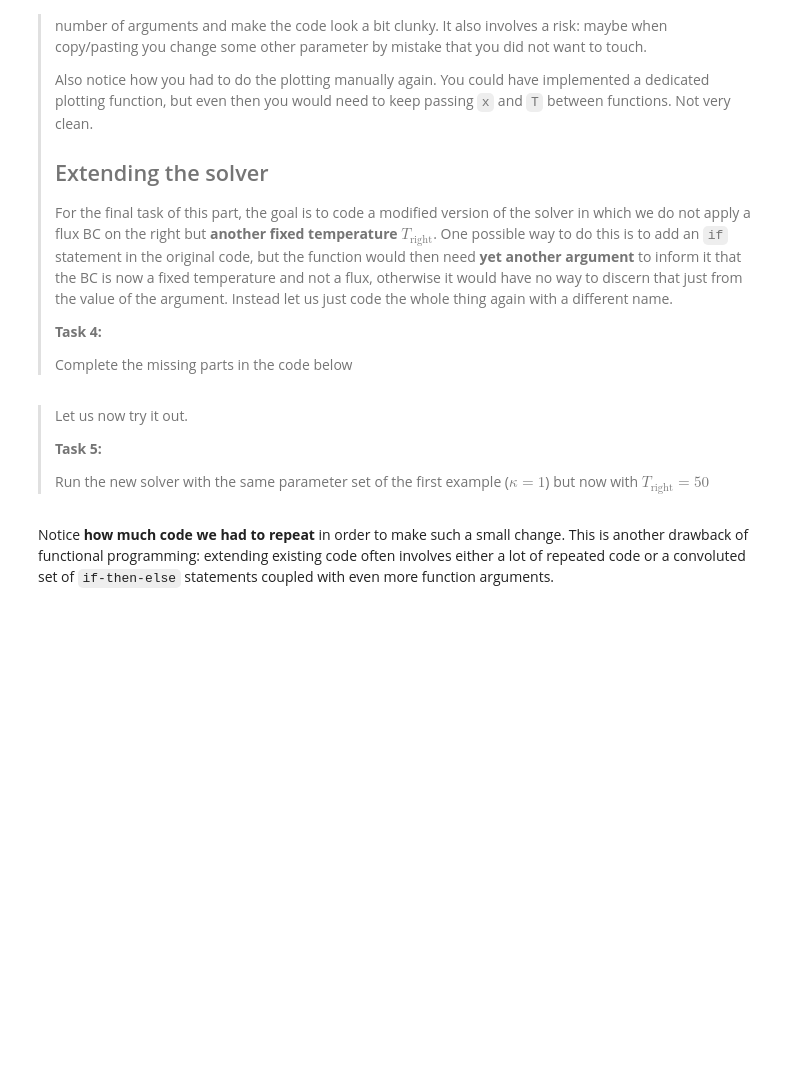
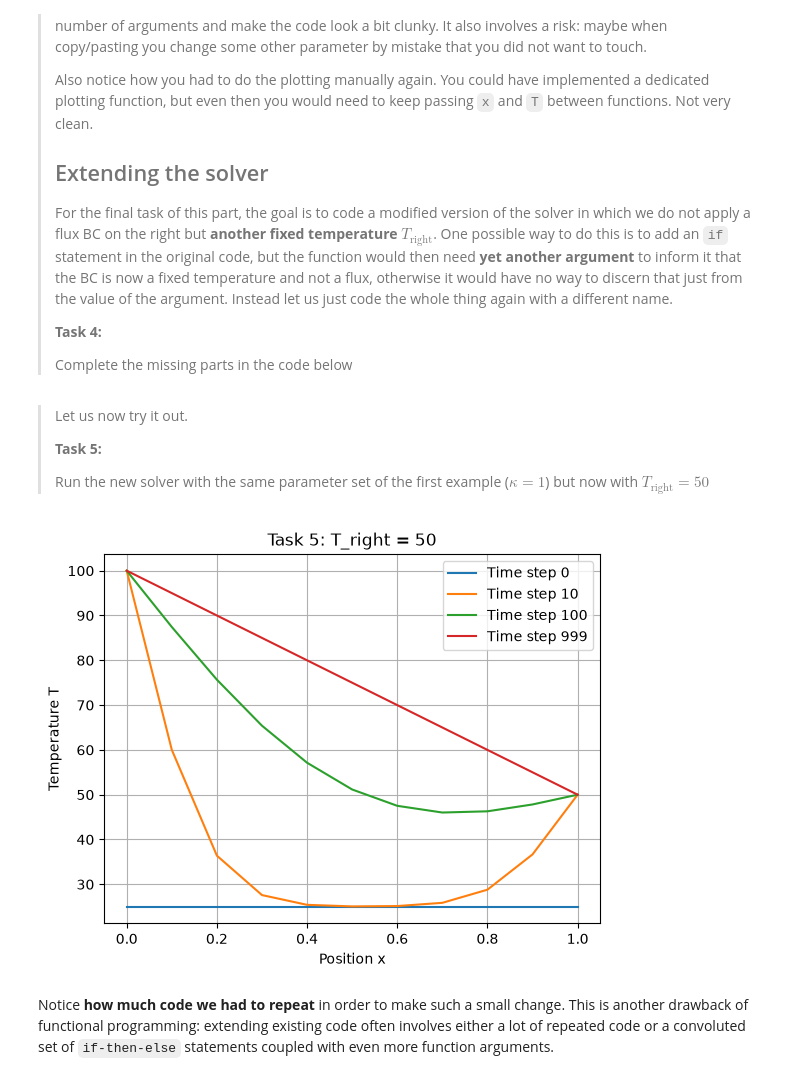
Before and after one commit to NielsArensman1002/PA2.1, a Jupyter notebook: 1_functional.ipynb, the cells around one changed output. Drawn from its saved outputs; the diff is of its cells as text; code cells hidden in the pictures; blank space fills up the shorter version.

```diff
--- a/1_functional.ipynb
+++ b/1_functional.ipynb
@@ -104,7 +121,32 @@ def run_diffusion_two(
     T_right, # Temperature on the right
     n_steps, # number of time steps
 ):
-    # YOUR_CODE_LINES_HERE
+    assert kappa * dt / dx**2 <= 0.5, \
+        'Stability condition not satisfied'
+
+    x = np.arange(0, L + dx, dx)
+    nx = len(x)
+
+    T = np.zeros((n_steps, nx))
+    T[0, :] = T_init
+
+    for n in range(n_steps - 1):
+
+        # Left boundary
+        T[n+1, 0] = T_left
+
+        # Interior
+        for m in range(1, nx - 1):
+            T[n+1, m] = T[n, m] + (
+                kappa * dt / dx**2
+            ) * (
+                T[n, m+1] - 2*T[n, m] + T[n, m-1]
+            )
+
+        # Right boundary (fixed temperature)
+        T[n+1, -1] = T_right
+
+    return x, T
 # %% [markdown]
 > Let us now try it out.
 >
@@ -120,3 +156,17 @@ x,T = # YOUR_CODE_LINE_HERE
+# %%
+x, T = run_diffusion_two(1, 0.1, 0.001, 1, 25, 100, 50, 1000)
+
+for n in [0, 10, 100, 999]:
+    plt.plot(x, T[n, :], label=f"Time step {n}")
+
+plt.xlabel("Position x")
+plt.ylabel("Temperature T")
+plt.title("Task 5: T_right = 50")
+plt.legend()
+plt.grid()
+plt.show()
+# %% [output]
+[figure, added]
 # %% [markdown]
 Notice **how much code we had to repeat** in order to make such a small change. This is another drawback of functional programming: extending existing code often involves either a lot of repeated code or a convoluted set of `if-then-else` statements coupled with even more function arguments.
 # %% [markdown]
```
Also changed, not shown: parts of 6 cells of this notebook, 1 other file.
